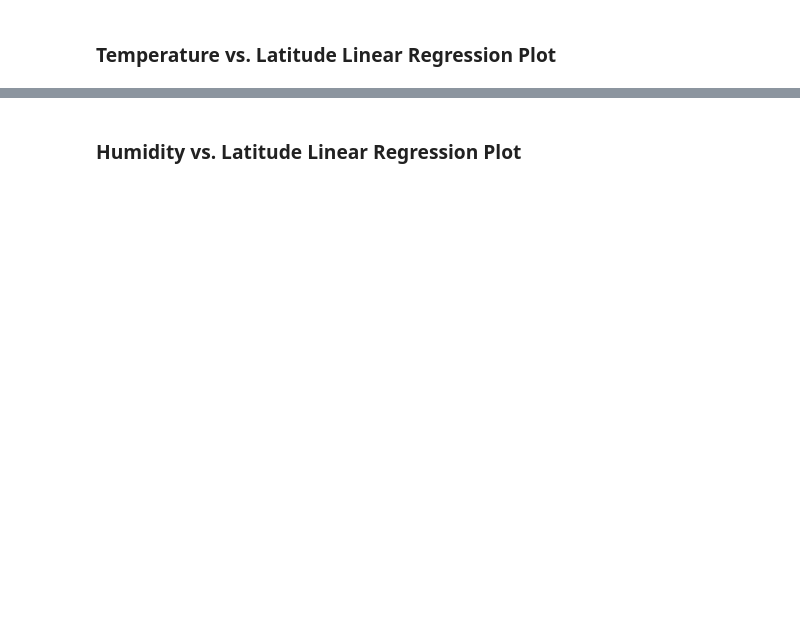
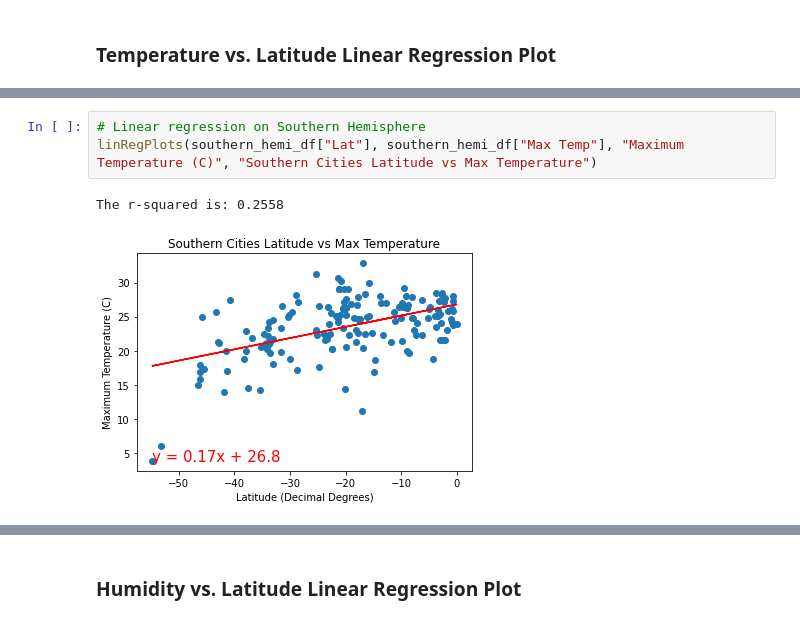
Before and after one commit to TheEvilSombrero/Module-6-Challenge, a Jupyter notebook: starter_code/WeatherPy-Copy1.ipynb, the cells around one changed output, grey strips where cells are left out. Cells and saved outputs as stored; diff of their text form; blank space fills up the shorter version.

```diff
--- a/starter_code/WeatherPy-Copy1.ipynb
+++ b/starter_code/WeatherPy-Copy1.ipynb
@@ -324,0 +328,6 @@ The r-value is: 0.4121057168607245
+# %%
+# Linear regression on Southern Hemisphere
+linRegPlots(southern_hemi_df["Lat"], southern_hemi_df["Max Temp"], "Maximum Temperature (C)", "Southern Cities Latitude vs Max Temperature")
+# %% [output]
+The r-squared is: 0.2558
+[figure, added]
```
Also changed, not shown: parts of 27 cells of this notebook.
